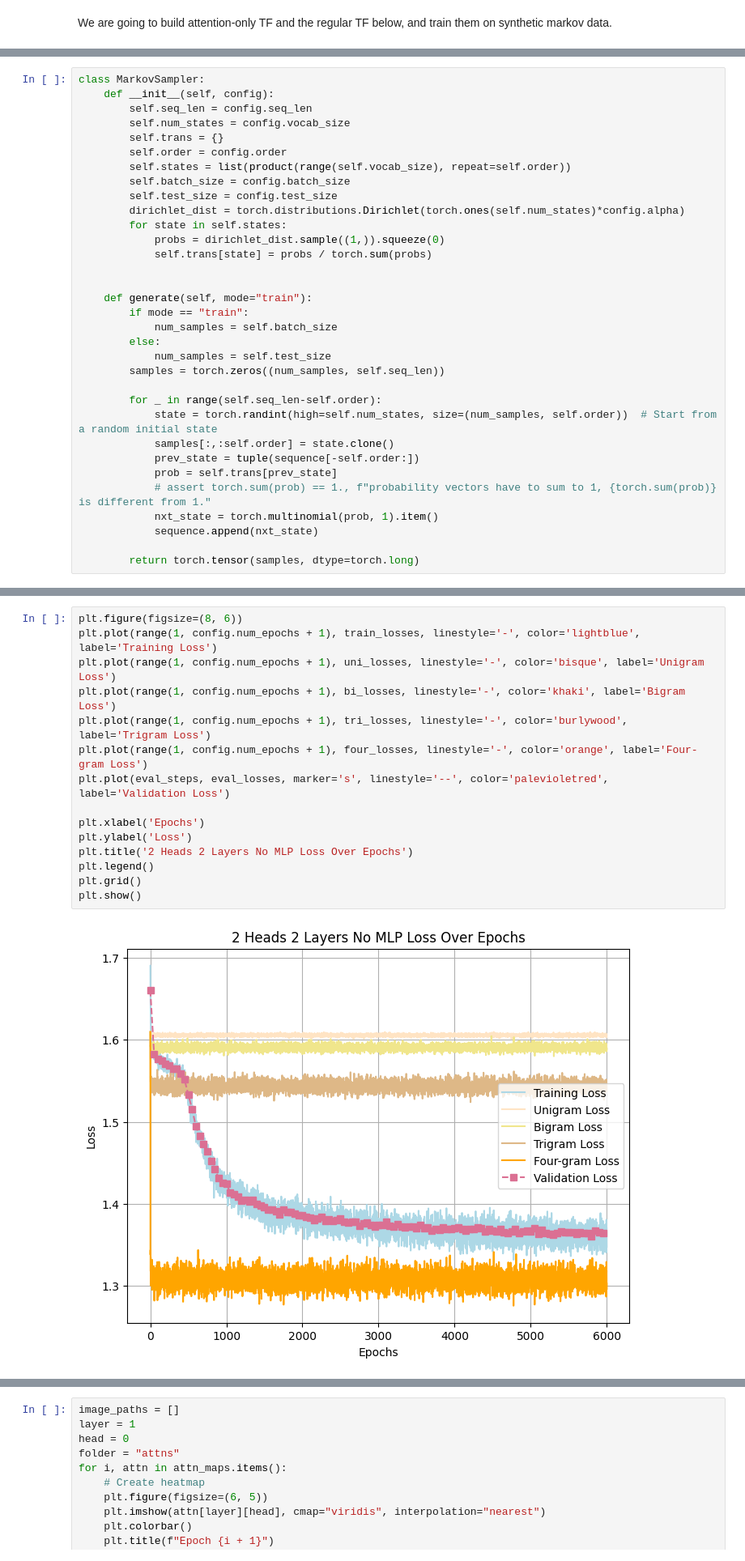
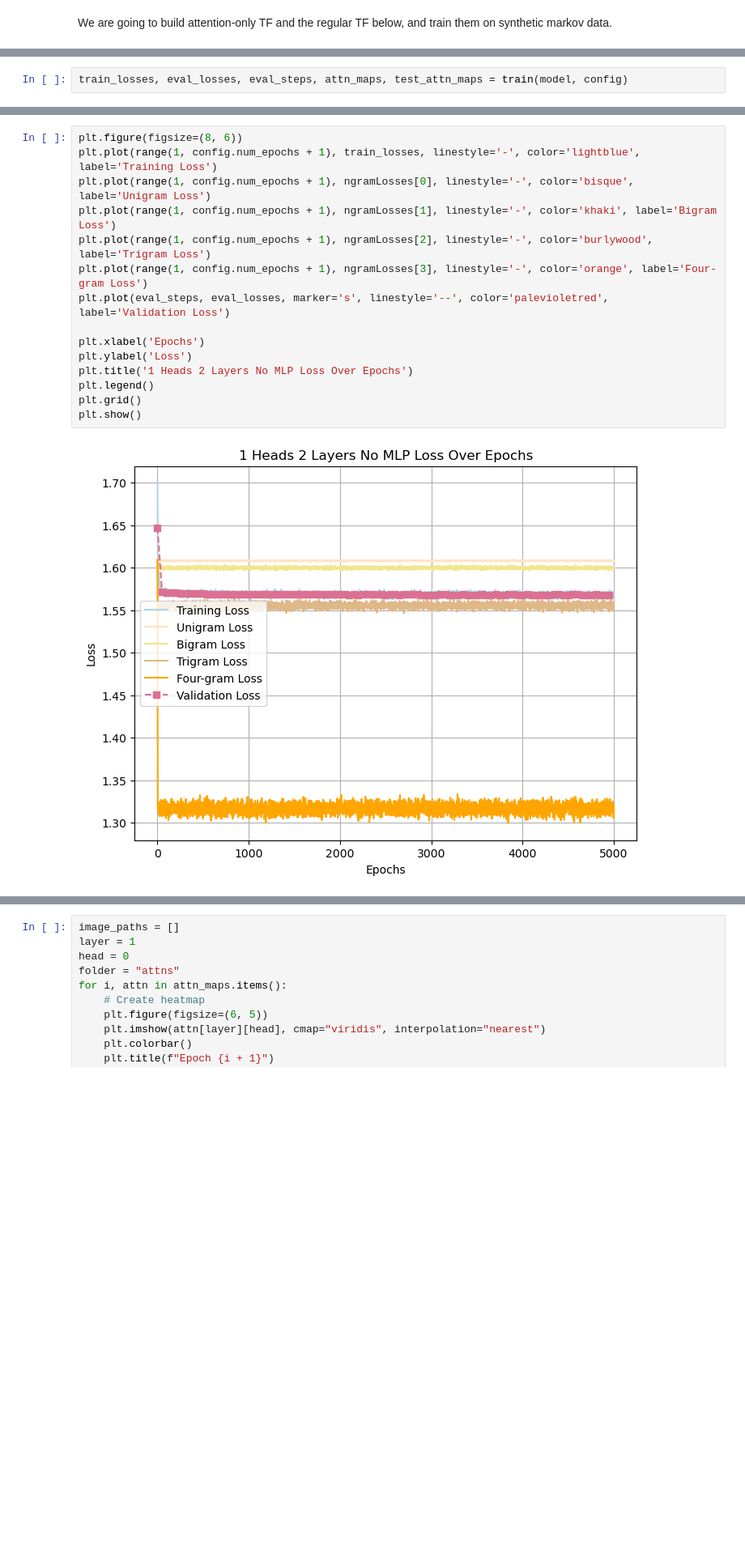
Before and after one commit to ezyhdxm/ICL, a Jupyter notebook: markov_attn.ipynb, the cells around one changed output, grey strips where cells are left out. Shown: that part at 81% size. Drawn from its saved outputs; the diff is of its cells as text; blank space fills up the shorter version.

```diff
--- a/markov_attn.ipynb
+++ b/markov_attn.ipynb
@@ -127,33 +150,0 @@ class Config:
-# %%
-class MarkovSampler:
-    def __init__(self, config):
-        self.seq_len = config.seq_len
-        self.num_states = config.vocab_size
-        self.trans = {}
-        self.order = config.order
-        self.states = list(product(range(self.vocab_size), repeat=self.order))
-        self.batch_size = config.batch_size
-        self.test_size = config.test_size
-        dirichlet_dist = torch.distributions.Dirichlet(torch.ones(self.num_states)*config.alpha)
-        for state in self.states:
-            probs = dirichlet_dist.sample((1,)).squeeze(0)
-            self.trans[state] = probs / torch.sum(probs)
-
-
-    def generate(self, mode="train"):
-        if mode == "train":
-            num_samples = self.batch_size
-        else:
-            num_samples = self.test_size
-        samples = torch.zeros((num_samples, self.seq_len))
-
-        for _ in range(self.seq_len-self.order):
-            state = torch.randint(high=self.num_states, size=(num_samples, self.order))  # Start from a random initial state
-            samples[:,:self.order] = state.clone()
-            prev_state = tuple(sequence[-self.order:])
-            prob = self.trans[prev_state]
-            # assert torch.sum(prob) == 1., f"probability vectors have to sum to 1, {torch.sum(prob)} is different from 1."
-            nxt_state = torch.multinomial(prob, 1).item()
-            sequence.append(nxt_state)
-
-        return torch.tensor(samples, dtype=torch.long)
@@ -288,0 +234,2 @@ for epoch in trange(config.num_epochs):
+# %%
+train_losses, eval_losses, eval_steps, attn_maps, test_attn_maps = train(model, config)
@@ -306,17 +273,17 @@ plt.show()
 # %%
 plt.figure(figsize=(8, 6))
 plt.plot(range(1, config.num_epochs + 1), train_losses, linestyle='-', color='lightblue', label='Training Loss')
-plt.plot(range(1, config.num_epochs + 1), uni_losses, linestyle='-', color='bisque', label='Unigram Loss')
-plt.plot(range(1, config.num_epochs + 1), bi_losses, linestyle='-', color='khaki', label='Bigram Loss')
-plt.plot(range(1, config.num_epochs + 1), tri_losses, linestyle='-', color='burlywood', label='Trigram Loss')
-plt.plot(range(1, config.num_epochs + 1), four_losses, linestyle='-', color='orange', label='Four-gram Loss')
+plt.plot(range(1, config.num_epochs + 1), ngramLosses[0], linestyle='-', color='bisque', label='Unigram Loss')
+plt.plot(range(1, config.num_epochs + 1), ngramLosses[1], linestyle='-', color='khaki', label='Bigram Loss')
+plt.plot(range(1, config.num_epochs + 1), ngramLosses[2], linestyle='-', color='burlywood', label='Trigram Loss')
+plt.plot(range(1, config.num_epochs + 1), ngramLosses[3], linestyle='-', color='orange', label='Four-gram Loss')
 plt.plot(eval_steps, eval_losses, marker='s', linestyle='--', color='palevioletred', label='Validation Loss')
 
 plt.xlabel('Epochs')
 plt.ylabel('Loss')
-plt.title('2 Heads 2 Layers No MLP Loss Over Epochs')
+plt.title('1 Heads 2 Layers No MLP Loss Over Epochs')
 plt.legend()
 plt.grid()
 plt.show()
 # %% [output]
-[figure, old version]
+[figure, new version]
```
Also changed, not shown: parts of 14 cells of this notebook, 6 other files.
